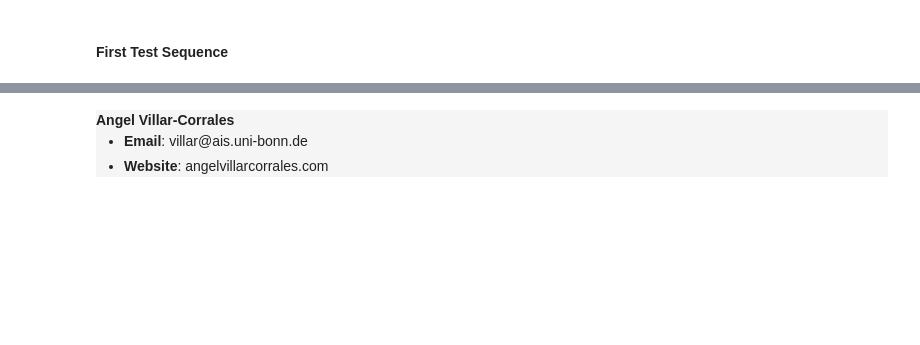
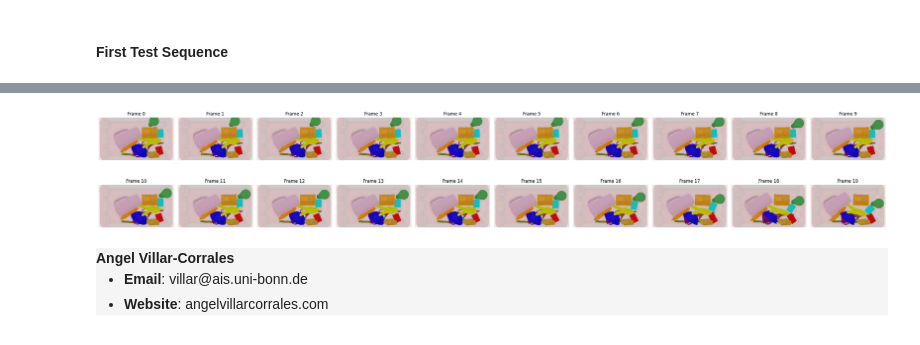
Before and after one commit to angelvillar96/SynpickVP, a Jupyter notebook: SynpickVP.ipynb, the cells around one changed output, grey strips where cells are left out. Cells and saved outputs as stored; diff of their text form; code cells hidden in the pictures; blank space fills up the shorter version.

```diff
--- a/SynpickVP.ipynb
+++ b/SynpickVP.ipynb
@@ -99,3 +114,13 @@ _ = visualizations.visualize_sequence(disp, n_cols=8)
+# %%
+disp = visualizations.overlay_instances(
+        frames=frames,
+        instances=instances,
+        colors=visualizations.COLORS,
+        alpha=0.7
+    )
+_ = visualizations.visualize_sequence(disp, n_cols=10)
+# %% [output]
+[figure, added]
 # %% [markdown]
 <div class=alert style="background-color:#F5F5F5; border-color:#C8C8C8">
     <b>Angel Villar-Corrales</b><br>
```
Also changed, not shown: parts of 5 cells of this notebook, 13 other files.
